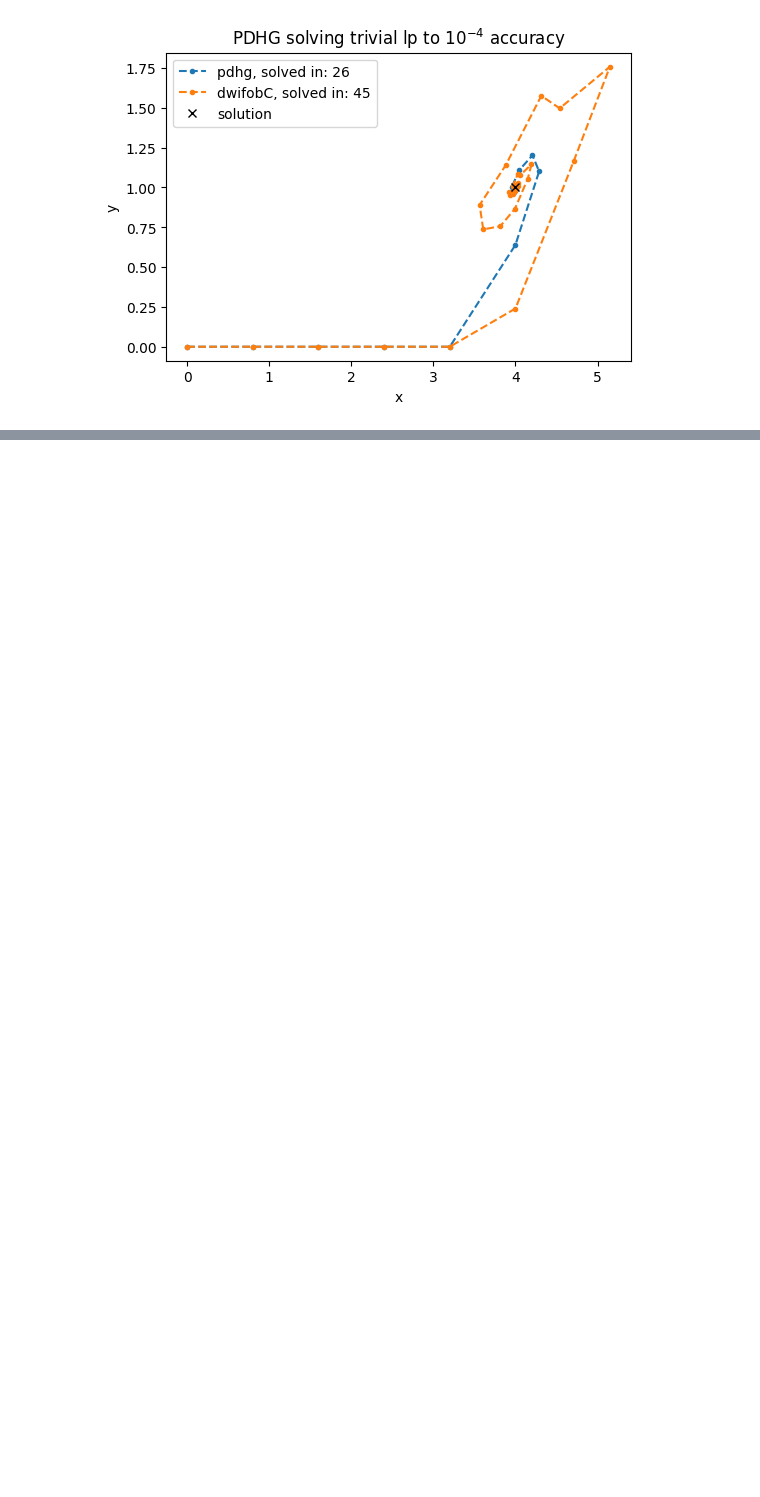
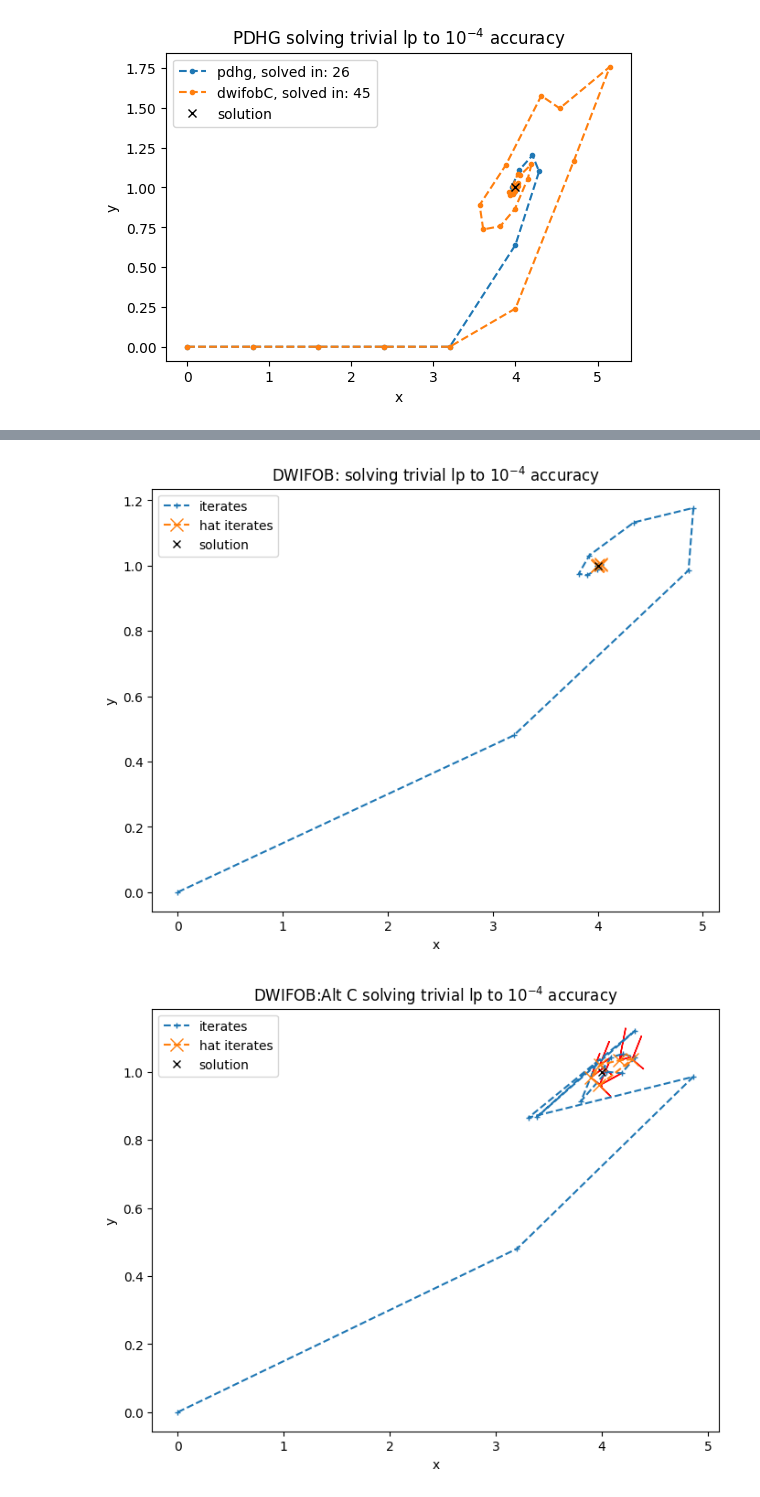
Before and after one commit to TheodorAT/MasterThesis, a Jupyter notebook: scripts/plot_convegence_understanding.ipynb, the cells around one changed output, grey strips where cells are left out. Drawn from its saved outputs; the diff is of its cells as text; code cells hidden in the pictures; blank space fills up the shorter version.

```diff
--- a/scripts/plot_convegence_understanding.ipynb
+++ b/scripts/plot_convegence_understanding.ipynb
@@ -118,0 +110,12 @@ plot_dwifob_iterates(dwifob_solve_altC, window, end, "Alt C")
+# %%
+pdhg_solve = plot_info_1e8["less_trivial_lp_dwifob_alt_C_+primal_weight_restart=40_1e-8_m=0_detailed"]
+dwifob_solve_altC = plot_info_1e8["less_trivial_lp_dwifob_alt_C_+primal_weight_restart=40_1e-8_m=1_detailed"]
+
+iters=len(dwifob_solve["primal_iterates"])
+end = 14         # Up to which iterate we see.
+window = 5      # How many iterates we see at the same time.
+plot_dwifob_iterates(pdhg_solve, window, end)
+plot_dwifob_iterates(dwifob_solve_altC, window, end, "Alt C")
+# %% [output]
+[figure, added]
+[figure, added]
```
Also changed, not shown: parts of 3 cells of this notebook, 12 other files.
